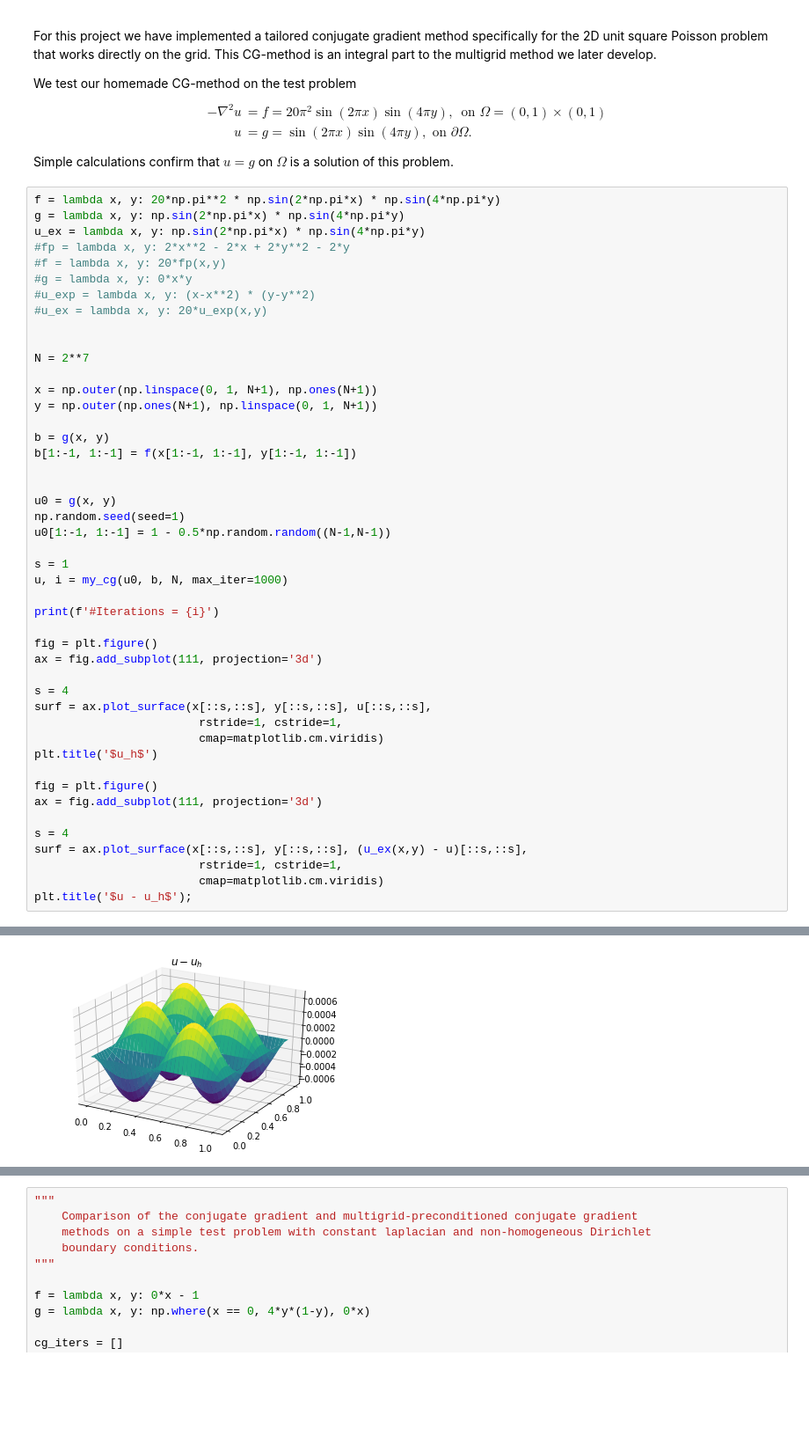
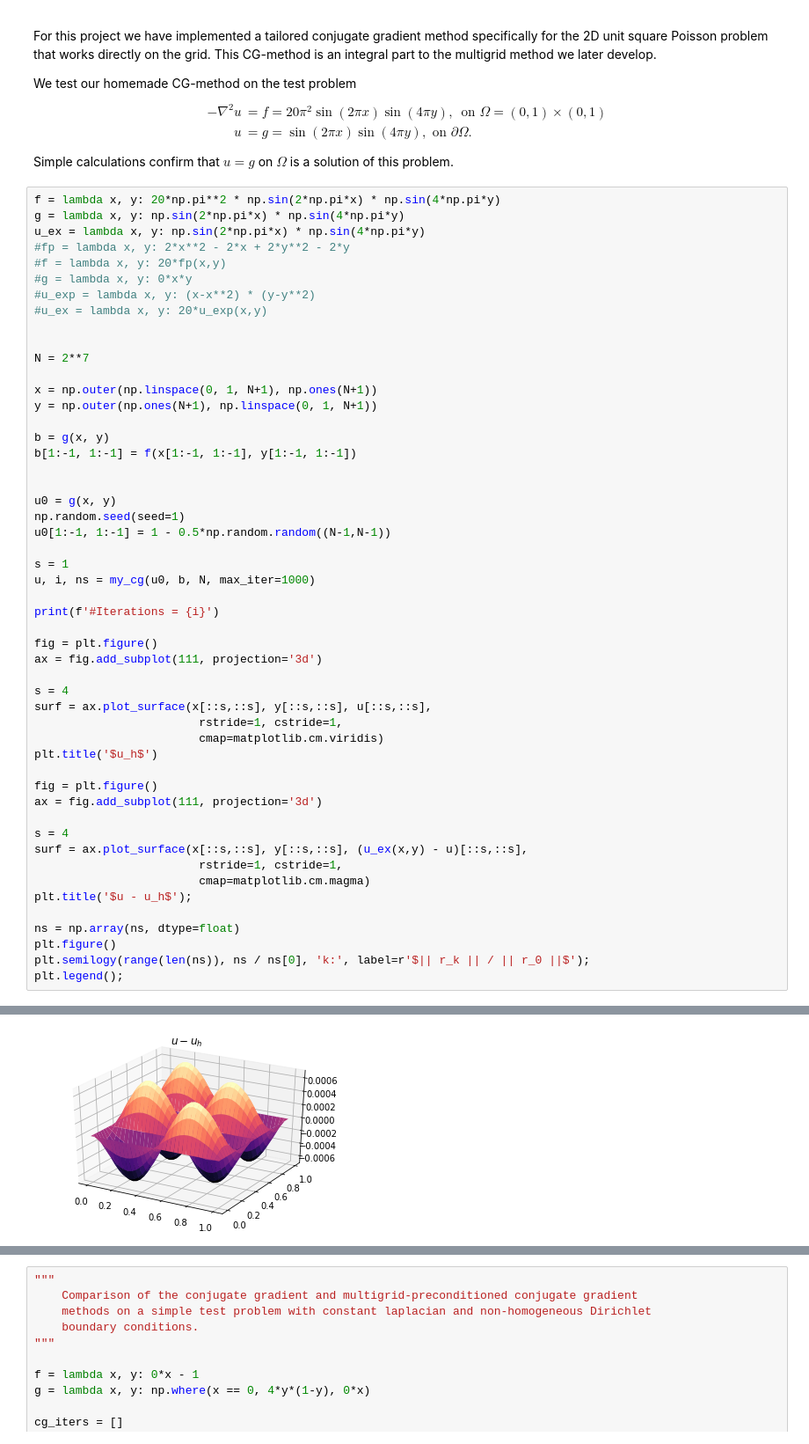
Before and after one commit to ottarph/numla_proj2, a Jupyter notebook: TMA4205_project2-ottar_hellan.ipynb, the cells around one changed output, grey strips where cells are left out. Shown at 88% size. Cells and saved outputs as stored; diff of their text form; blank space fills up the shorter version.

```diff
--- a/TMA4205_project2-ottar_hellan.ipynb
+++ b/TMA4205_project2-ottar_hellan.ipynb
@@ -39,33 +39,38 @@ b = g(x, y)
 b[1:-1, 1:-1] = f(x[1:-1, 1:-1], y[1:-1, 1:-1])
 
 
 u0 = g(x, y)
 np.random.seed(seed=1)
 u0[1:-1, 1:-1] = 1 - 0.5*np.random.random((N-1,N-1))
 
 s = 1
-u, i = my_cg(u0, b, N, max_iter=1000)
+u, i, ns = my_cg(u0, b, N, max_iter=1000)
 
 print(f'#Iterations = {i}')
 
 fig = plt.figure()
 ax = fig.add_subplot(111, projection='3d')
 
 s = 4
 surf = ax.plot_surface(x[::s,::s], y[::s,::s], u[::s,::s],
                         rstride=1, cstride=1,
                         cmap=matplotlib.cm.viridis)
 plt.title('$u_h$')
 
 fig = plt.figure()
 ax = fig.add_subplot(111, projection='3d')
 
 s = 4
 surf = ax.plot_surface(x[::s,::s], y[::s,::s], (u_ex(x,y) - u)[::s,::s],
                         rstride=1, cstride=1,
-                        cmap=matplotlib.cm.viridis)
+                        cmap=matplotlib.cm.magma)
 plt.title('$u - u_h$');
+
+ns = np.array(ns, dtype=float)
+plt.figure()
+plt.semilogy(range(len(ns)), ns / ns[0], 'k:', label=r'$|| r_k || / || r_0 ||$');
+plt.legend();
 # %% [output]
 #Iterations = 451
 [figure]
-[figure, old version]
+[figure, new version]
```
Also changed, not shown: parts of 5 cells of this notebook.
